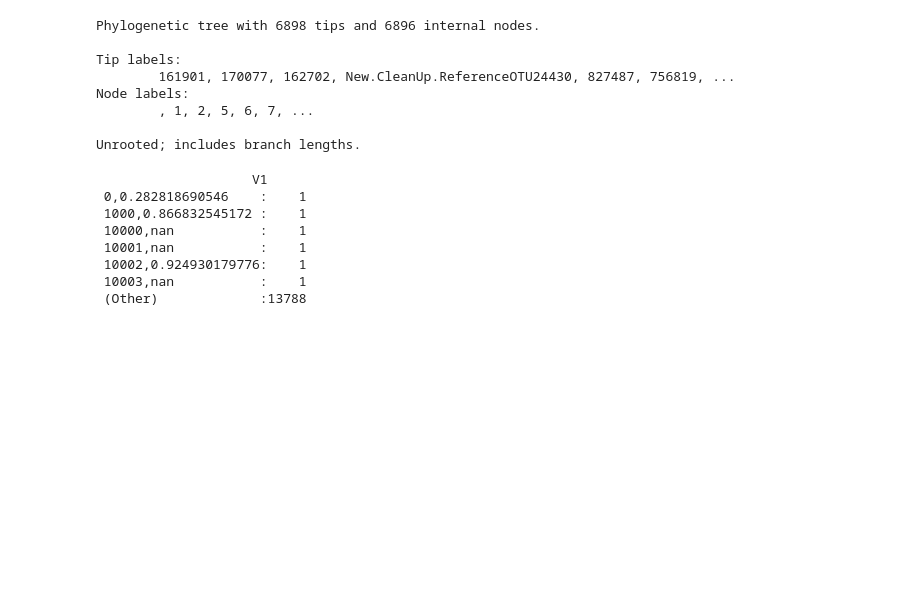
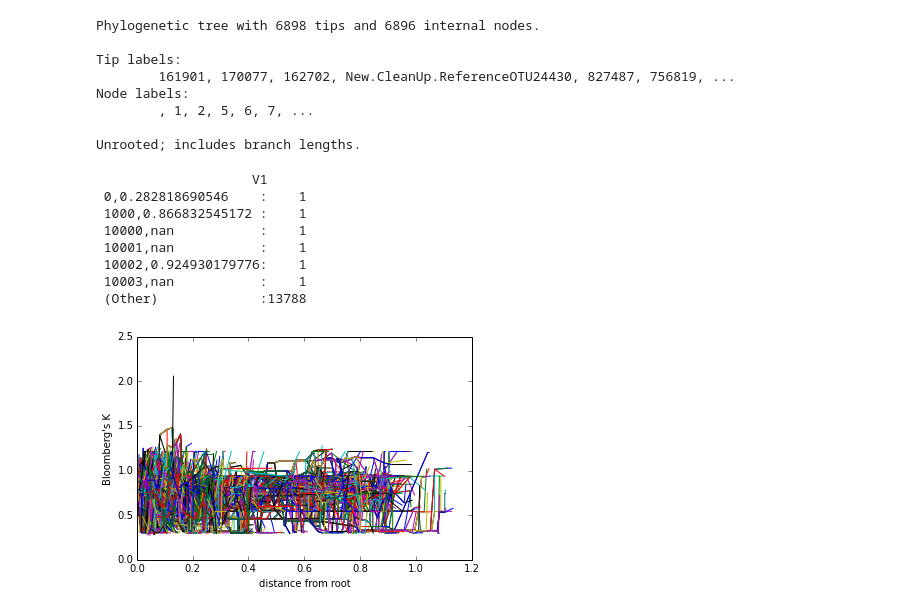
Before and after one commit to ryneches/fishpoo, a Jupyter notebook: fishpoo.ipynb, the cells around one changed output. Cells and saved outputs as stored; diff of their text form; code cells hidden in the pictures; blank space fills up the shorter version.

```diff
--- a/fishpoo.ipynb
+++ b/fishpoo.ipynb
@@ -1095,3 +1099,21 @@ summary(Kvalues)
  10002,0.924930179776:    1
  10003,nan           :    1
  (Other)             :13788
+# %%
+for n,leaf in enumerate( microbe_tree.leaf_iter() ) :
+    #if n == 100 : break
+    d = leaf.distance_from_root()
+    ds = []
+    ks = []
+    i = leaf
+    while i :
+        d = i.distance_from_root()
+        ds.append(d)
+        ks.append( i.annotations['Bloomberg K'] )
+        i = i.parent_node
+    #print leaf., leaf.parent_node, ds
+    plot(ds,ks)
+    xlabel('distance from root')
+    ylabel('Bloomberg\'s K')
+# %% [output]
+[figure, added]
```
Also changed, not shown: parts of 1 cell of this notebook.
